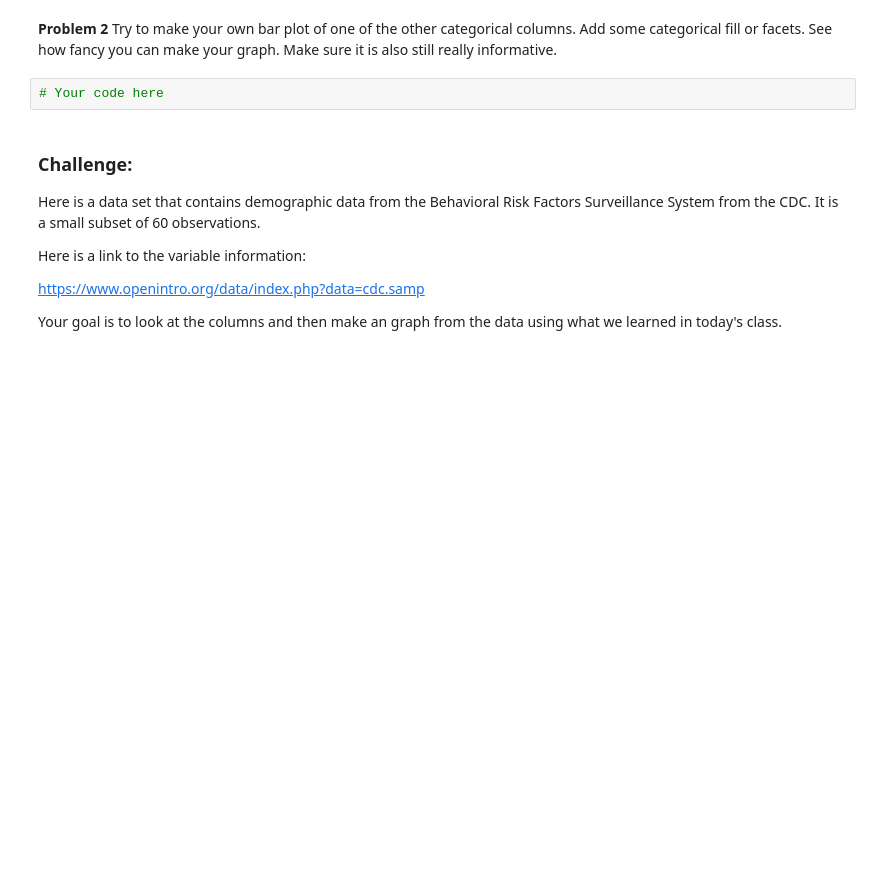
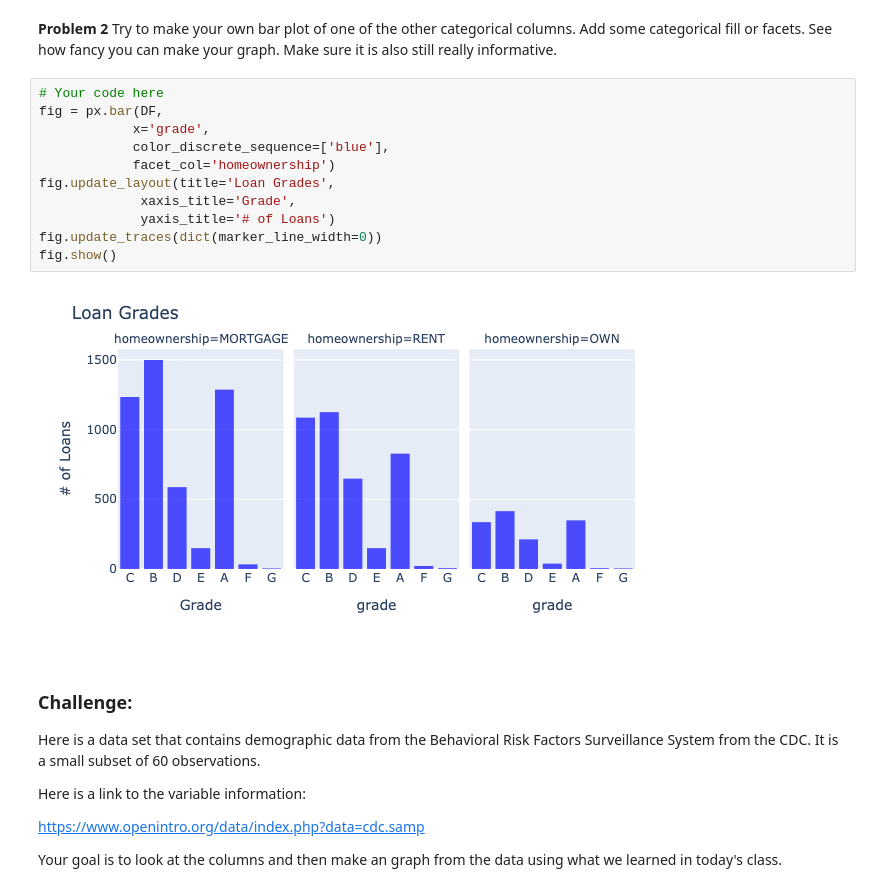
Before and after one commit to JaidenC4/Day4, a Jupyter notebook: Day4-HW.ipynb, the cells around one changed output. Saved outputs shown, nothing was run; the diff lists cells and outputs as text; blank space fills up the shorter version.

```diff
--- a/Day4-HW.ipynb
+++ b/Day4-HW.ipynb
@@ -204,6 +204,17 @@ TypeError: bar() got an unexpected keyword argument 'xaxis_title'
 **Problem 2** Try to make your own bar plot of one of the other categorical columns. Add some categorical fill or facets. See how fancy you can make your graph. Make sure it is also still really informative.
 # %%
 # Your code here
+fig = px.bar(DF,
+            x='grade',
+            color_discrete_sequence=['blue'],
+            facet_col='homeownership')
+fig.update_layout(title='Loan Grades',
+             xaxis_title='Grade',
+             yaxis_title='# of Loans')
+fig.update_traces(dict(marker_line_width=0))
+fig.show()
+# %% [output]
+[figure, added]
 # %% [markdown]
 ### Challenge:
 
```
Also changed, not shown: parts of 4 cells of this notebook.
